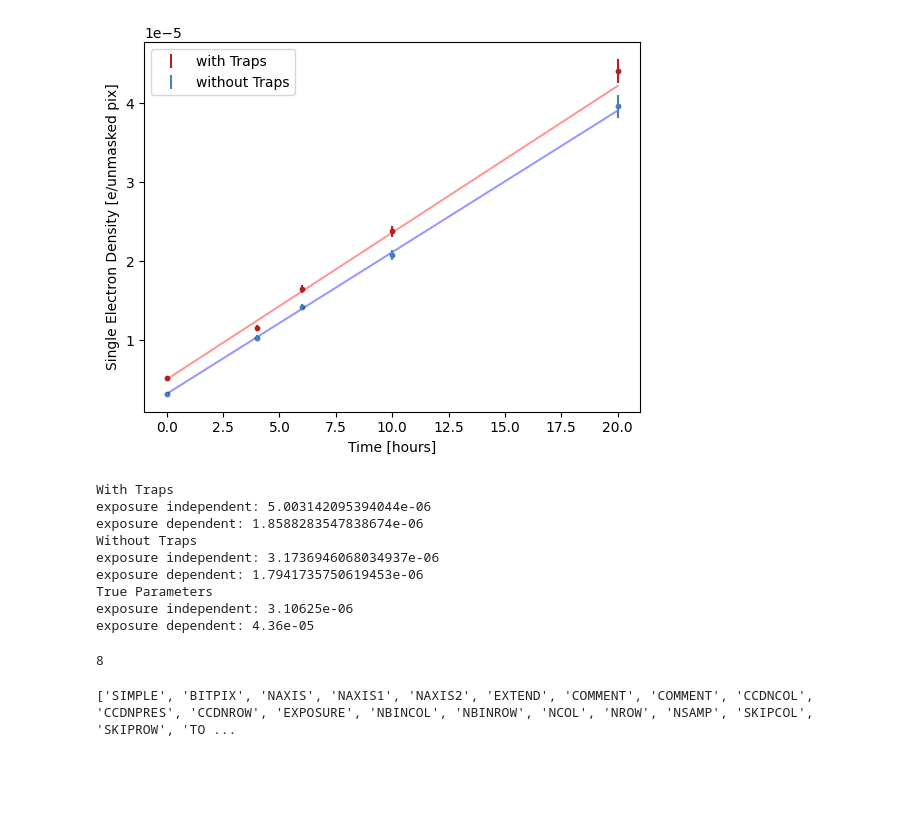
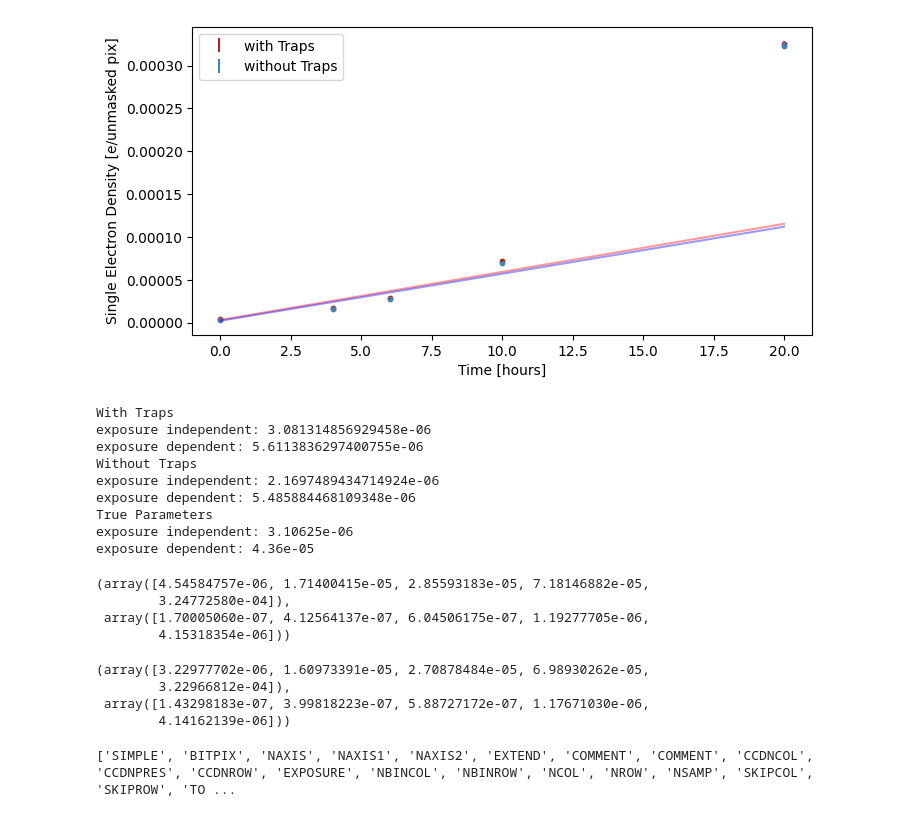
Before and after one commit to anshsdesai/sensei_charge_traps, a Jupyter notebook: testing.ipynb, the cells around one changed output. Drawn from its saved outputs; the diff is of its cells as text; code cells hidden in the pictures; blank space fills up the shorter version.

Commit message:
updating plotting nb

```diff
--- a/testing.ipynb
+++ b/testing.ipynb
@@ -336,24 +5,24 @@ import hist
 from hist import Hist
 import numpy as np
 
-lower_exp0 = 1e-6
+lower_exp0 = 1e-7
 upper_exp0 = 1e-5
 
-lower_exp4 = 1e-6
-upper_exp4 = 0.2e-4
+lower_exp4 = 1e-7
+upper_exp4 = 5e-5
 
 
 
-lower_exp6 = 1e-6
-upper_exp6 = 0.3e-4
+lower_exp6 = 1e-7
+upper_exp6 = 6e-5
 
 
-lower_exp10 = 9e-6
-upper_exp10 = 0.4e-4
+lower_exp10 = 1e-5
+upper_exp10 = 2e-4
 
 
-lower_exp20 = 5e-6
-upper_exp20 = 0.8e-4
+lower_exp20 = 1e-4
+upper_exp20 = 6e-4
 
 
 
@@ -389,7 +58,7 @@ mean_traps_err = {
 mean_notraps_err = {
 
 }
-for i in range(5):
+for i in range(3):
     with open(f'ccd_traps_run{i}.pkl','rb') as f:
         ccd_run = pickle.load(f)
 
@@ -400,11 +69,13 @@ for i in range(5):
         for e in range(len(unique_exposures)):
             exp = unique_exposures[e]
             expkey = int(exp / 3600)
+            print(expkey)
             exp_indices = np.array(ccd_run.exposures) == exp
 
             densities_exp = densities[exp_indices]
 
-
+            print("Max: ", np.max(densities_exp))
+            print("Min: ", np.min(densities_exp))
 
             mean_traps[expkey] = np.sum(np.array(ccd_run.single_e_counts_masked)[exp_indices]) / np.sum(np.array(ccd_run.unmasked_pixels)[exp_indices])
             mean_traps_err[expkey] = np.sqrt(np.sum(np.array(ccd_run.single_e_counts_masked)[exp_indices])) / np.sum(np.array(ccd_run.unmasked_pixels)[exp_indices])
@@ -498,47 +187,58 @@ fit_no_traps = line(hours,exp_dep_notraps,exp_indep_notraps)
 fit_traps = line(hours,exp_dep,exp_indep)
 
 
-plt.figure()
+plt.figure(figsize=(8,4))
 plt.scatter(unique_exposures_h,average_densities,color='firebrick',s=10)
 plt.scatter(unique_exposures_h,average_densities_notraps,color='steelblue',s=10)
 
 plt.plot(hours,fit_traps,color='red',alpha=0.4)
 plt.plot(hours,fit_no_traps,color='blue',alpha=0.4)
 
 plt.errorbar(unique_exposures_h,average_densities,yerr=average_density_err,label='with Traps',color='firebrick',ls='None')
 plt.errorbar(unique_exposures_h,average_densities_notraps,yerr=average_density_err_notraps,label='without Traps',color='steelblue',ls='None')
 plt.ylabel("Single Electron Density [e/unmasked pix]")
 plt.xlabel("Time [hours]")
 plt.legend()
 plt.show()
 plt.close()
 
 print("With Traps")
 print(f'exposure independent: {exp_indep}')
 print(f'exposure dependent: {exp_dep}')
 
 
 print("Without Traps")
 print(f'exposure independent: {exp_indep_notraps}')
 print(f'exposure dependent: {exp_dep_notraps}')
 
 print("True Parameters")
 print(f'exposure independent: {3.10625e-06}')
 print(f'exposure dependent: {4.36e-05}')
 # %% [output]
-[figure, old version]
+[figure, new version]
 With Traps
-exposure independent: 5.003142095394044e-06
-exposure dependent: 1.8588283547838674e-06
+exposure independent: 3.081314856929458e-06
+exposure dependent: 5.6113836297400755e-06
 Without Traps
-exposure independent: 3.1736946068034937e-06
-exposure dependent: 1.7941735750619453e-06
+exposure independent: 2.1697489434714924e-06
+exposure dependent: 5.485884468109348e-06
 True Parameters
 exposure independent: 3.10625e-06
 exposure dependent: 4.36e-05
+# %%
+average_densities,average_density_err
+# %% [output]
+(array([4.54584757e-06, 1.71400415e-05, 2.85593183e-05, 7.18146882e-05,
+        3.24772580e-04]),
+ array([1.70005060e-07, 4.12564137e-07, 6.04506175e-07, 1.19277705e-06,
+        4.15318354e-06]))
 # %%
+average_densities_notraps,average_density_err_notraps
 # %% [output]
-8
+(array([3.22977702e-06, 1.60973391e-05, 2.70878484e-05, 6.98930262e-05,
+        3.22966812e-04]),
+ array([1.43298183e-07, 3.99818223e-07, 5.88727172e-07, 1.17671030e-06,
+        4.14162139e-06]))
 # %%
 
 from utils import *
```
Also changed, not shown: parts of 3 cells of this notebook.
